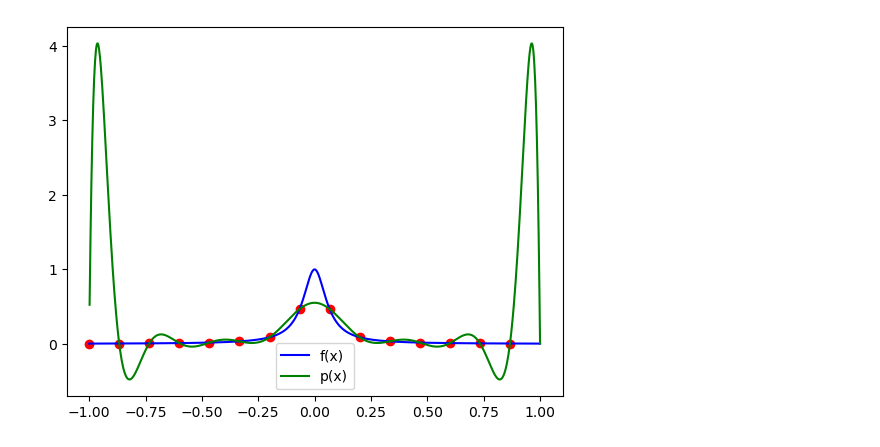
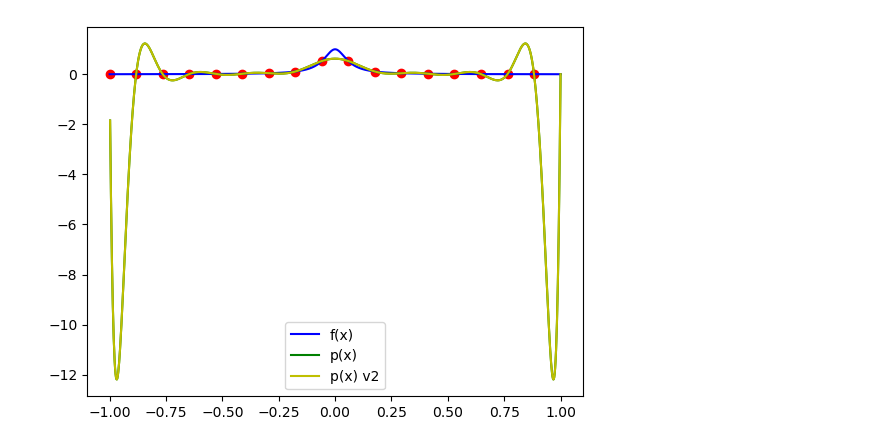
Before and after one commit to Signed-B/APPM4600, a Jupyter notebook: Homework/HW5/main.ipynb, the cells around one changed output. Saved outputs shown, nothing was run; the diff lists cells and outputs as text; code cells hidden in the pictures.

```diff
--- a/Homework/HW5/main.ipynb
+++ b/Homework/HW5/main.ipynb
@@ -4,36 +8,41 @@ import matplotlib.pyplot as plt
 # %%
 f = lambda x: 1/(1+(16*x)**2)
 
-n = 15
+n = 17
 
 X = np.array([-1 + ((i+1)-1)*2/n for i in range(n)])
 Y = f(X)
 
 # barycentric Lagrange interpolation weights
 w = np.zeros(n)
 for i in range(n):
     w[i] = np.prod([1/(X[i]-X[j]) for j in range(n) if j != i])
 
 # barycentric Lagrange interpolation
 
 # first version
 def barycentric_lagrange():
     numerator = lambda x: np.sum([w[i]*Y[i]/(x-X[i]) for i in range(n)])
     denominator = lambda x: np.sum([w[i]/(x-X[i]) for i in range(n)])
     return lambda x: numerator(x)/denominator(x)
 
 # second version
-# TODO
+phi = lambda x: np.prod([x-X[i] for i in range(n)])
+def barycentric_lagrange_v2():
+    return lambda x: phi(x)*np.sum([w[i]*Y[i]/(x-X[i]) for i in range(n)])
 
-p = barycentric_lagrange()
+p1 = barycentric_lagrange()
+p2 = barycentric_lagrange_v2()
 
 # plot
 plt.plot(X, Y, 'ro')
 X_ = np.linspace(-1, 1, 1000)
 plt.plot(X_, f(X_), 'b', label='f(x)')
-Y_ = [p(x) for x in X_]
+Y_ = [p1(x) for x in X_]
 plt.plot(X_, Y_, 'g', label='p(x)')
+Y_ = [p2(x) for x in X_]
+plt.plot(X_, Y_, 'y', label='p(x) v2')
 plt.legend()
 plt.show()
 # %% [output]
-[figure, old version]
+[figure, new version]
```
Also changed, not shown: parts of 4 cells of this notebook.
